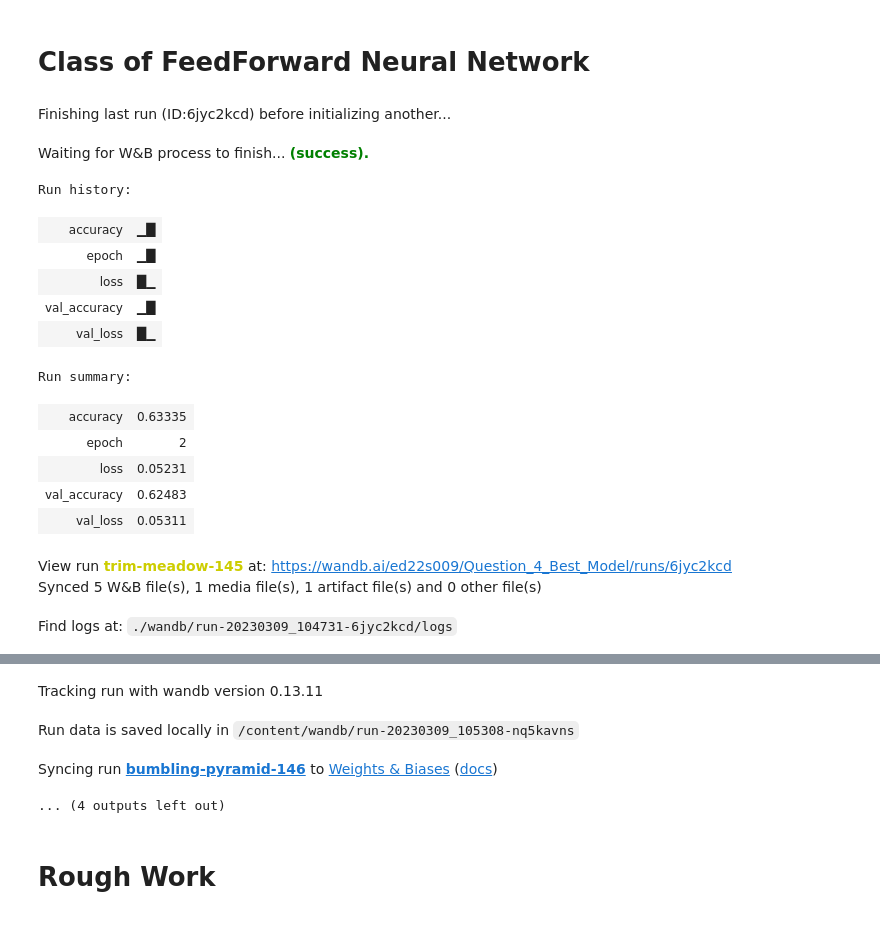
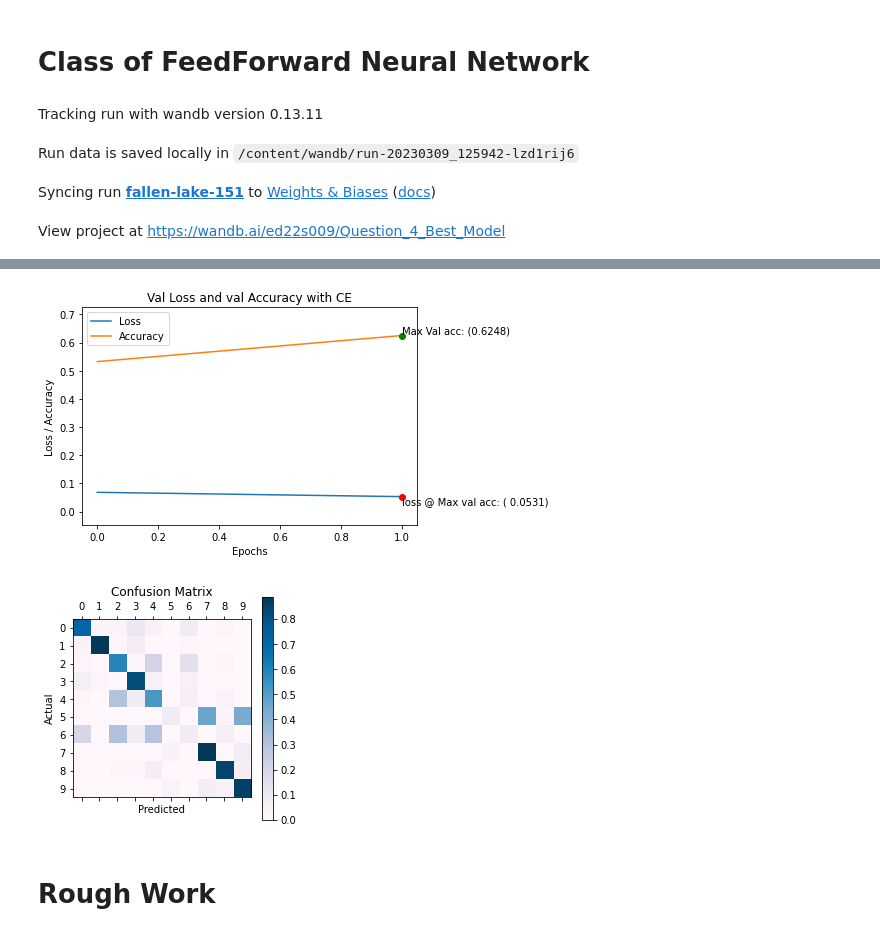
Before and after one commit to swapnilmn/Assignment_1-CS6910, a Jupyter notebook: Question_3.ipynb, the cells around one changed output, grey strips where cells are left out. Drawn from its saved outputs; the diff is of its cells as text; code cells hidden in the pictures.

```diff
--- a/Question_3.ipynb
+++ b/Question_3.ipynb
@@ -115,7 +115,7 @@ print(X_train.shape, X_val.shape, X_test.shape)
 # %% [markdown]
 # Class of FeedForward Neural Network
 # %%
-wandb.init(project = 'Question_4_Best_Model')
+wandb.init(project = 'Question_4_Best_Model', entity = 'ed22s009')
 
 class FFNN:
   def __init__(self, X, Y,
@@ -521,34 +521,21 @@ class FFNN:
       if num_epoch == self.epochs:
         print('Model trained successfully !')
 
-# model = FFNN(X_train, Y_train,
-#                   epochs = 2,
-#                   hidden_layer_count = 3,
-#                   hidden_layers =  [64, 64, 64],
-#                   learning_rate = 0.0001,
-#                   batch_size = 32,
-#                   activation='Relu',
-#                   weight_init='random',
-#                   loss = 'CE',
-#                   weight_decay = 0.0005)
-# model.fit(X_train, Y_train, X_val, Y_val,algo= 'Adam', a = 1, show_loss = True)
-# confusion_matrix = model.confusion_matrix(X_test, Y_test)
-# model.confo_matrixplot(confusion_matrix)
+model = FFNN(X_train, Y_train,
+                  epochs = 2,
+                  hidden_layer_count = 3,
+                  hidden_layers =  [64, 64, 64],
+                  learning_rate = 0.0001,
+                  batch_size = 32,
+                  activation='Relu',
+                  weight_init='random',
+                  loss = 'CE',
+                  weight_decay = 0.0005)
+model.fit(X_train, Y_train, X_val, Y_val,algo= 'Adam', a = 1, show_loss = True)
+confusion_matrix = model.confusion_matrix(X_test, Y_test)
+model.confo_matrixplot(confusion_matrix)
 # %% [output]
-Finishing last run (ID:6jyc2kcd) before initializing another...
+Tracking run with wandb version 0.13.11
-Waiting for W&B process to finish... (success).
+Run data is saved locally in /content/wandb/run-20230309_125942-lzd1rij6
-Run history:
-| accuracy | ▁█ |
-| epoch | ▁█ |
-| loss | █▁ |
-| val_accuracy | ▁█ |
-| val_loss | █▁ |
-Run summary:
-| accuracy | 0.63335 |
-| epoch | 2 |
-| loss | 0.05231 |
-| val_accuracy | 0.62483 |
-| val_loss | 0.05311 |
-View run trim-meadow-145 at: https://wandb.ai/ed22s009/Question_4_Best_Model/runs/6jyc2kcd
-Synced 5 W&B file(s), 1 media file(s), 1 artifact file(s) and 0 other file(s)
+Syncing run fallen-lake-151 to Weights & Biases (docs)
-Find logs at: ./wandb/run-20230309_104731-6jyc2kcd/logs
+View project at https://wandb.ai/ed22s009/Question_4_Best_Model
@@ -556,7 +543,5 @@ Successfully finished last run (ID:6jyc2kcd). Initializing new run:
-Tracking run with wandb version 0.13.11
-Run data is saved locally in /content/wandb/run-20230309_105308-nq5kavns
-Syncing run bumbling-pyramid-146 to Weights & Biases (docs)
-... (4 outputs left out)
+[figure, added]
+[figure, added]
 # %% [markdown]
 # Rough Work
 # %%
```
Also changed, not shown: parts of 2 cells of this notebook.
